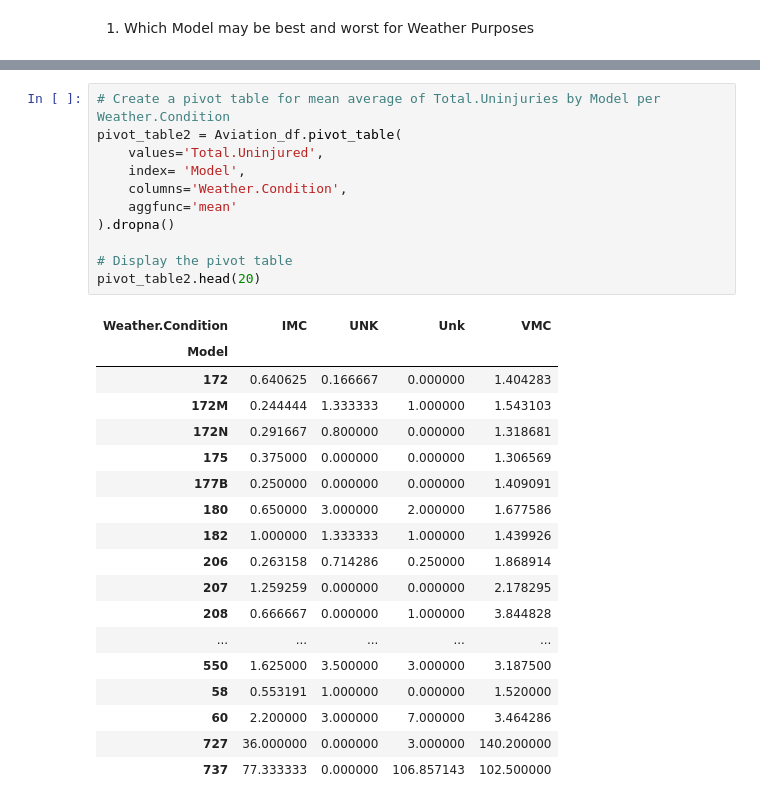
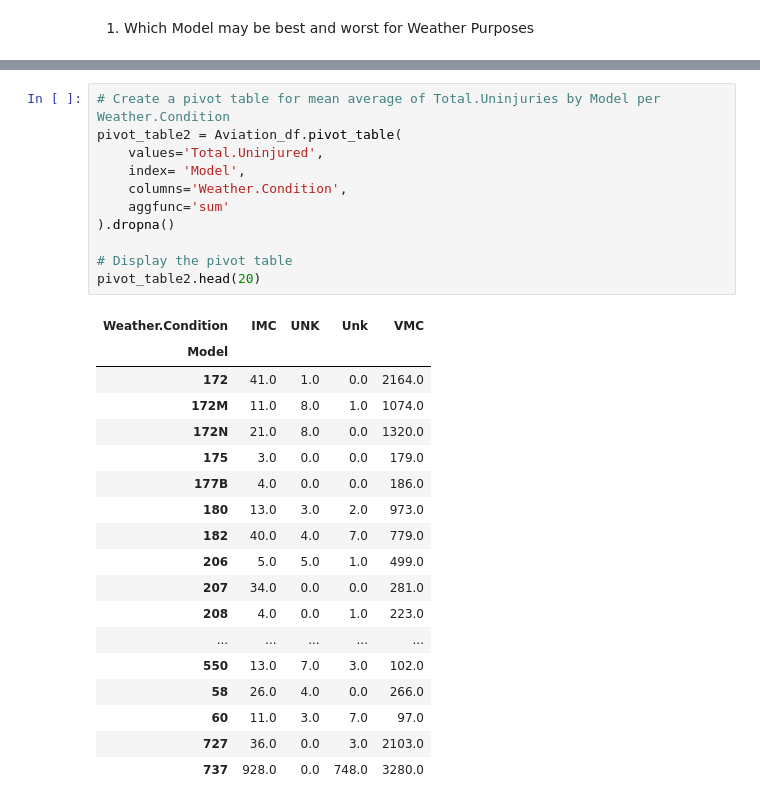
Before and after one commit to jakeg2320/Phase_1_Project, a Jupyter notebook: Mak_Phase_1_Project_Notebook.ipynb, the cells around one changed output, grey strips where cells are left out. Drawn from its saved outputs; the diff is of its cells as text.

```diff
--- a/NEWInfo.ipynb
+++ b/Mak_Phase_1_Project_Notebook.ipynb
@@ -578,30 +462,30 @@ TypeError: Neither the `x` nor `y` variable appears to be numeric.
 # %%
 # Create a pivot table for mean average of Total.Uninjuries by Model per Weather.Condition
 pivot_table2 = Aviation_df.pivot_table(
     values='Total.Uninjured',
     index= 'Model',
     columns='Weather.Condition',
-    aggfunc='mean'
+    aggfunc='sum'
 ).dropna()
 
 # Display the pivot table
 pivot_table2.head(20)
 # %% [output]
 | Weather.Condition | IMC | UNK | Unk | VMC |
 | Model |  |  |  |  |
-| 172 | 0.640625 | 0.166667 | 0.000000 | 1.404283 |
-| 172M | 0.244444 | 1.333333 | 1.000000 | 1.543103 |
-| 172N | 0.291667 | 0.800000 | 0.000000 | 1.318681 |
-| 175 | 0.375000 | 0.000000 | 0.000000 | 1.306569 |
-| 177B | 0.250000 | 0.000000 | 0.000000 | 1.409091 |
-| 180 | 0.650000 | 3.000000 | 2.000000 | 1.677586 |
-| 182 | 1.000000 | 1.333333 | 1.000000 | 1.439926 |
-| 206 | 0.263158 | 0.714286 | 0.250000 | 1.868914 |
-| 207 | 1.259259 | 0.000000 | 0.000000 | 2.178295 |
-| 208 | 0.666667 | 0.000000 | 1.000000 | 3.844828 |
+| 172 | 41.0 | 1.0 | 0.0 | 2164.0 |
+| 172M | 11.0 | 8.0 | 1.0 | 1074.0 |
+| 172N | 21.0 | 8.0 | 0.0 | 1320.0 |
+| 175 | 3.0 | 0.0 | 0.0 | 179.0 |
+| 177B | 4.0 | 0.0 | 0.0 | 186.0 |
+| 180 | 13.0 | 3.0 | 2.0 | 973.0 |
+| 182 | 40.0 | 4.0 | 7.0 | 779.0 |
+| 206 | 5.0 | 5.0 | 1.0 | 499.0 |
+| 207 | 34.0 | 0.0 | 0.0 | 281.0 |
+| 208 | 4.0 | 0.0 | 1.0 | 223.0 |
 | ... | ... | ... | ... | ... |
-| 550 | 1.625000 | 3.500000 | 3.000000 | 3.187500 |
-| 58 | 0.553191 | 1.000000 | 0.000000 | 1.520000 |
-| 60 | 2.200000 | 3.000000 | 7.000000 | 3.464286 |
-| 727 | 36.000000 | 0.000000 | 3.000000 | 140.200000 |
-| 737 | 77.333333 | 0.000000 | 106.857143 | 102.500000 |
+| 550 | 13.0 | 7.0 | 3.0 | 102.0 |
+| 58 | 26.0 | 4.0 | 0.0 | 266.0 |
+| 60 | 11.0 | 3.0 | 7.0 | 97.0 |
+| 727 | 36.0 | 0.0 | 3.0 | 2103.0 |
+| 737 | 928.0 | 0.0 | 748.0 | 3280.0 |
```
Also changed, not shown: parts of 26 cells of this notebook.
